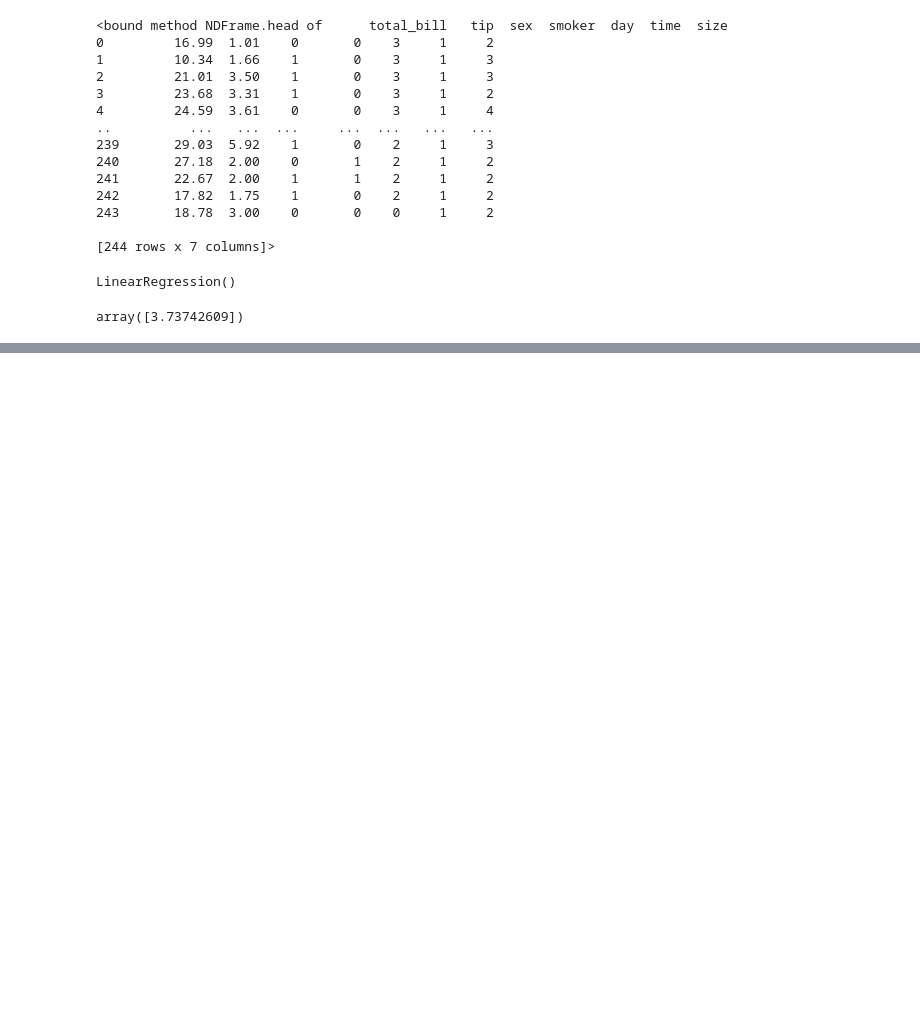
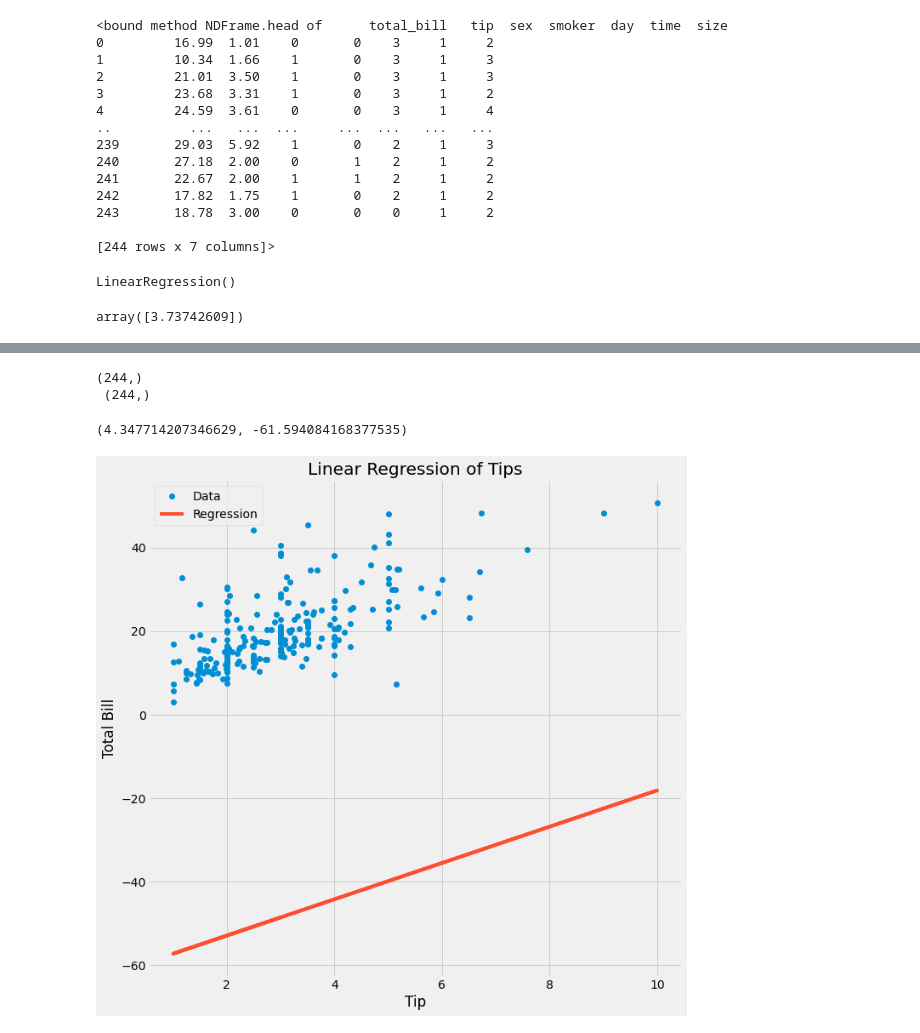
Before and after one commit to danielrodriguez007/Data_Analysis, a Jupyter notebook: Waiter_Tips.ipynb, the cells around one changed output, grey strips where cells are left out. Saved outputs shown, nothing was run; the diff lists cells and outputs as text; code cells hidden in the pictures; blank space fills up the shorter version.

```diff
--- a/Waiter_Tips.ipynb
+++ b/Waiter_Tips.ipynb
@@ -151,0 +133,34 @@ array([3.73742609])
+# %%
+X = np.array(data['tip'])
+Y = np.array(data['total_bill'])
+# %%
+print(X.shape, '\n', Y.shape)
+# %% [output]
+(244,)
+ (244,)
+# %%
+n = len(X)
+sumx = sum(X)
+sumy = sum(Y)
+sumx2 = sum(X*X)
+sumy2 = sum(Y*Y)
+sumxy = sum(X*Y)
+promx = sumx/n
+promy = sumy/n
+# %%
+m = (sumx* sumy -n * sumxy)/(sumx**2 - n * sumx2)
+b = promy - n/promx
+m,b
+# %% [output]
+(4.347714207346629, -61.594084168377535)
+# %%
+plt.figure(figsize=(10,10))
+plt.plot(X, Y, 'o', label = 'Data')
+plt.plot(X, m*X+b, label='Regression')
+plt.xlabel('Tip')
+plt.ylabel('Total Bill')
+plt.title('Linear Regression of Tips')
+plt.legend()
+plt.show()
+# %% [output]
+[figure, added]
```
Also changed, not shown: parts of 1 cell of this notebook.
